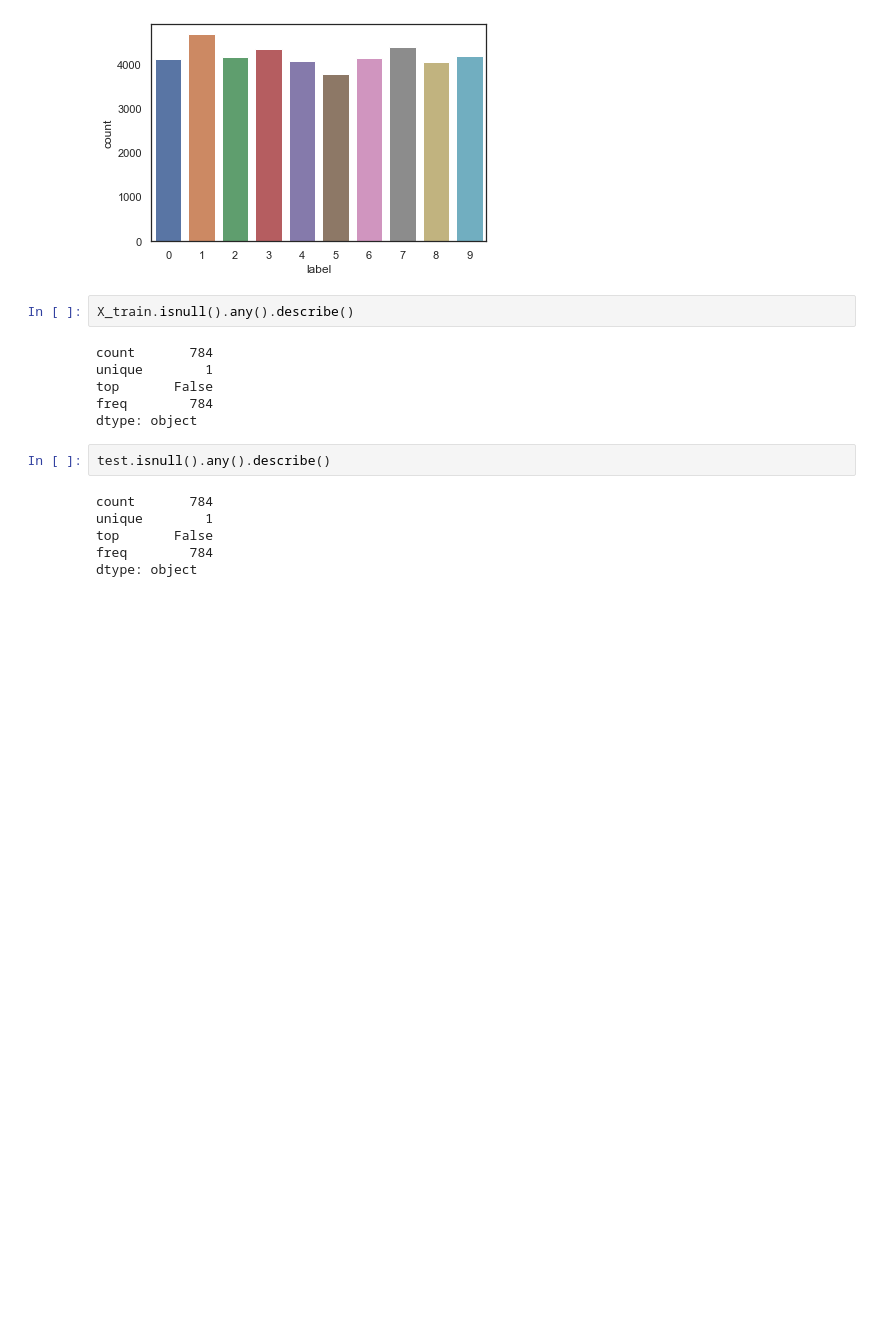
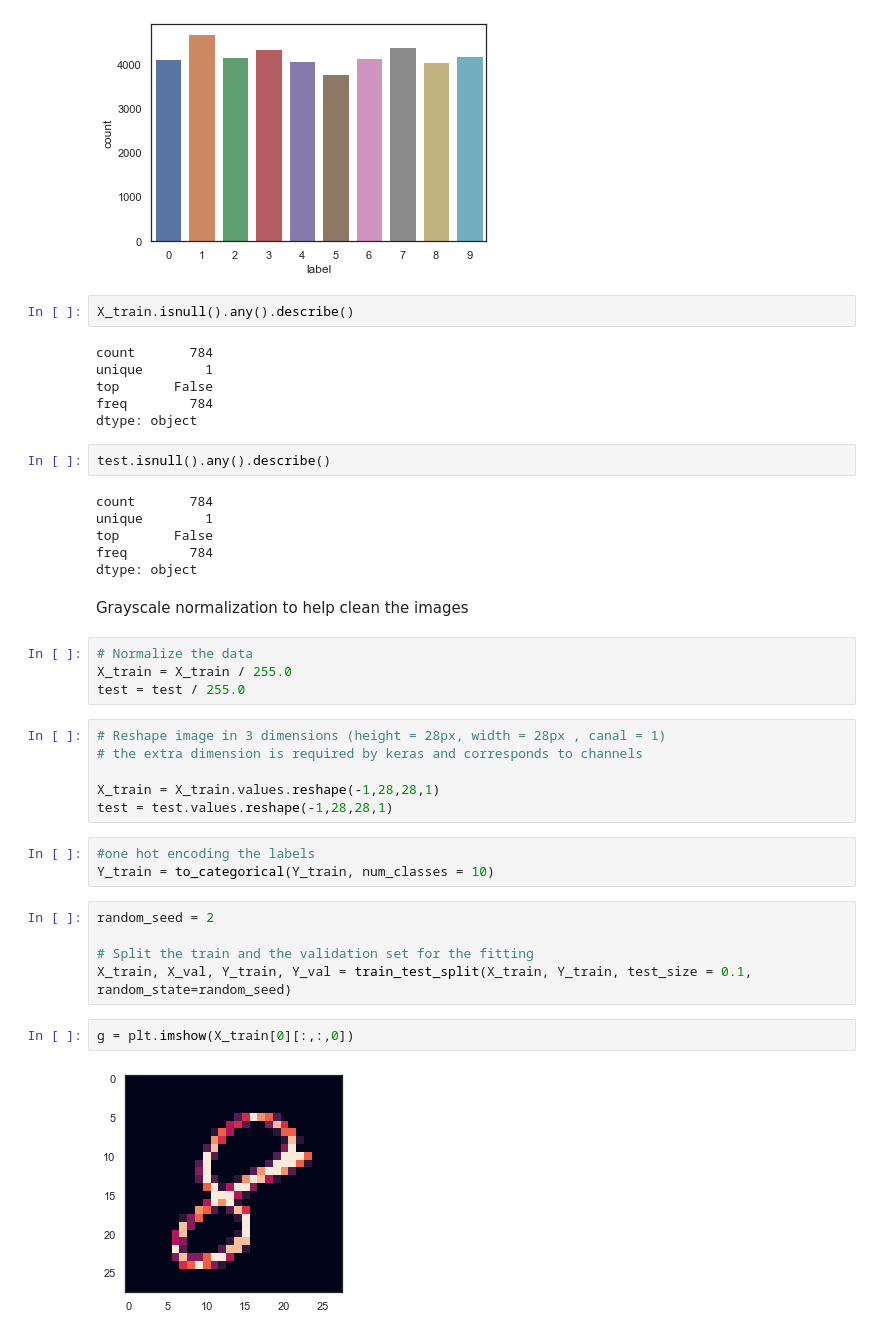
Before and after one commit to westonkl/Digit-Recogniser, a Jupyter notebook: Digit-Recogniser.ipynb, the cells around one changed output. Cells and saved outputs as stored; diff of their text form; blank space fills up the shorter version.

```diff
--- a/Digit-Recogniser.ipynb
+++ b/Digit-Recogniser.ipynb
@@ -72,3 +85,27 @@ unique        1
 top       False
 freq        784
 dtype: object
+# %% [markdown]
+Grayscale normalization to help clean the images
+# %%
+# Normalize the data
+X_train = X_train / 255.0
+test = test / 255.0
+# %%
+# Reshape image in 3 dimensions (height = 28px, width = 28px , canal = 1)
+# the extra dimension is required by keras and corresponds to channels
+
+X_train = X_train.values.reshape(-1,28,28,1)
+test = test.values.reshape(-1,28,28,1)
+# %%
+#one hot encoding the labels
+Y_train = to_categorical(Y_train, num_classes = 10)
+# %%
+random_seed = 2
+
+# Split the train and the validation set for the fitting
+X_train, X_val, Y_train, Y_val = train_test_split(X_train, Y_train, test_size = 0.1, random_state=random_seed)
+# %%
+g = plt.imshow(X_train[0][:,:,0])
+# %% [output]
+[figure, added]
```
Also changed, not shown: parts of 19 cells of this notebook.
